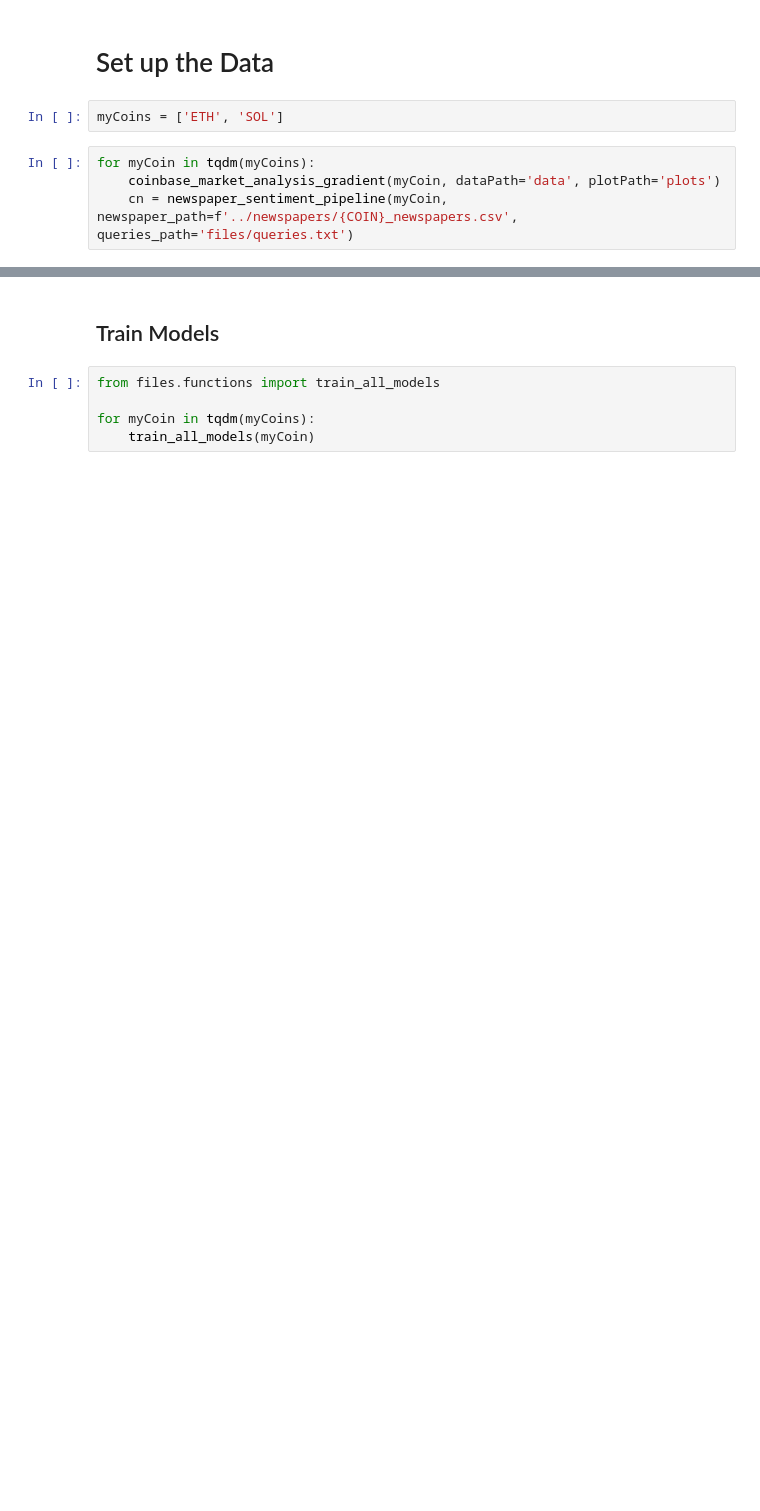
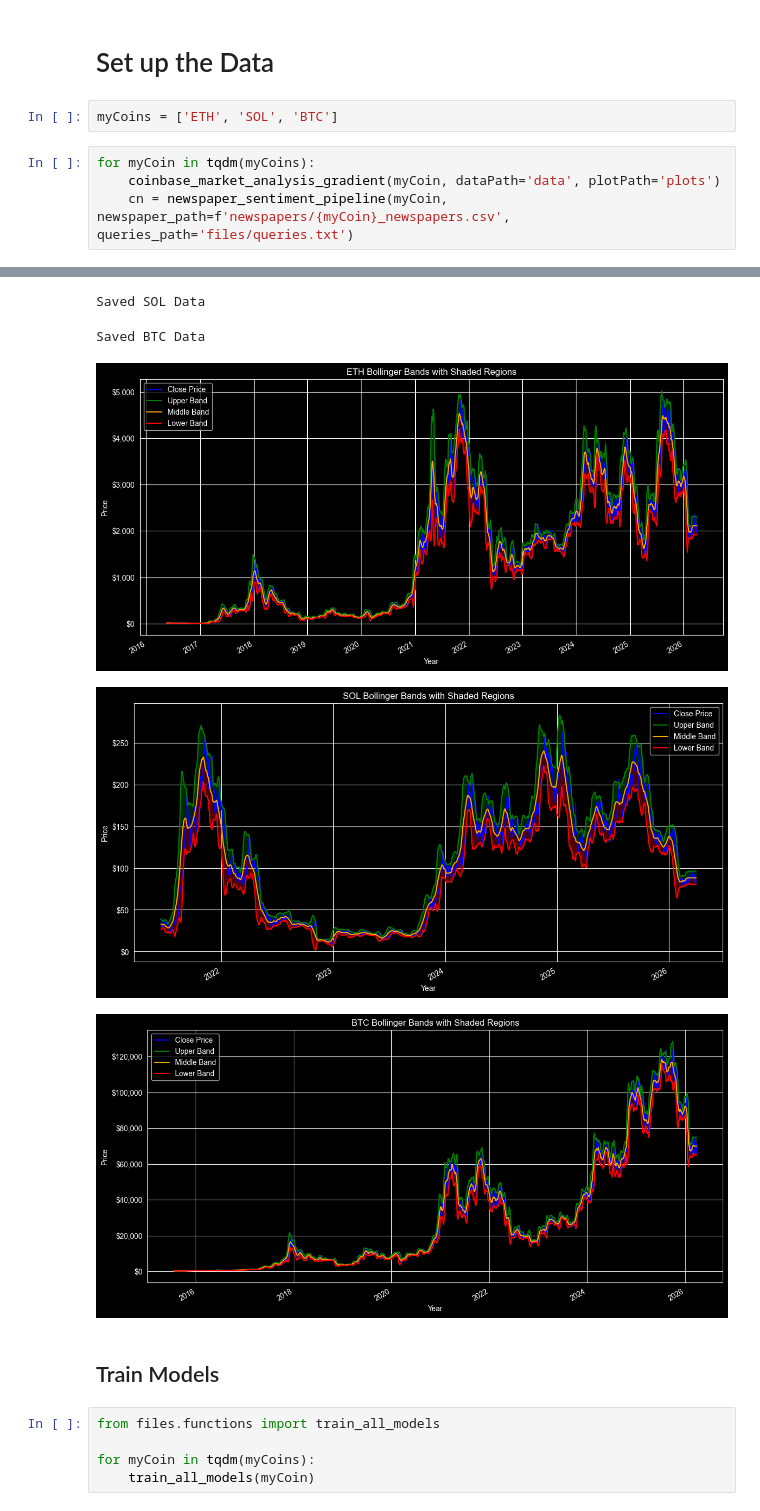
Before and after one commit to kingsuching/cryptoTrading2, a Jupyter notebook: START_HERE.ipynb, the cells around one changed output, grey strips where cells are left out. Saved outputs shown, nothing was run; the diff lists cells and outputs as text; blank space fills up the shorter version.

```diff
--- a/START_HERE.ipynb
+++ b/START_HERE.ipynb
@@ -65,8 +65,9 @@ from files.functions import *
 # %% [markdown]
 # Set up the Data
 # %%
-myCoins = ['ETH', 'SOL']
+myCoins = ['ETH', 'SOL', 'BTC']
 # %%
 for myCoin in tqdm(myCoins):
     coinbase_market_analysis_gradient(myCoin, dataPath='data', plotPath='plots')
-    cn = newspaper_sentiment_pipeline(myCoin, newspaper_path=f'../newspapers/{COIN}_newspapers.csv', queries_path='files/queries.txt')
+    cn = newspaper_sentiment_pipeline(myCoin, newspaper_path=f'newspapers/{myCoin}_newspapers.csv', queries_path='files/queries.txt')
+# %% [output]
@@ -73,3 +75,8 @@ for myCoin in tqdm(myCoins):
+Saved SOL Data
+Saved BTC Data
+[figure, added]
+[figure, added]
+[figure, added]
 # %% [markdown]
 ## Train Models
 # %%
```
Also changed, not shown: parts of 4 cells of this notebook, 5 other files.
